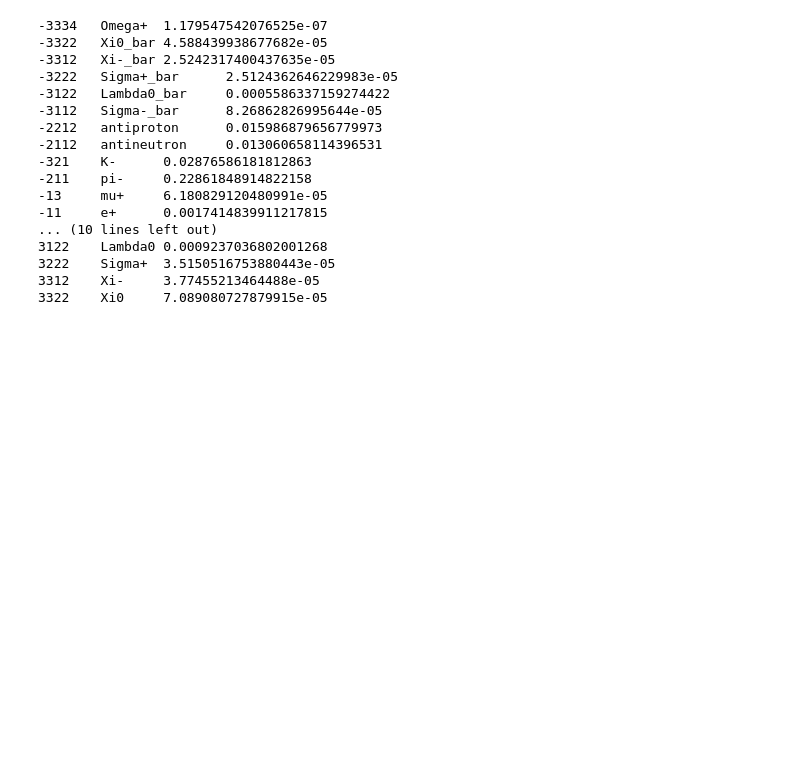
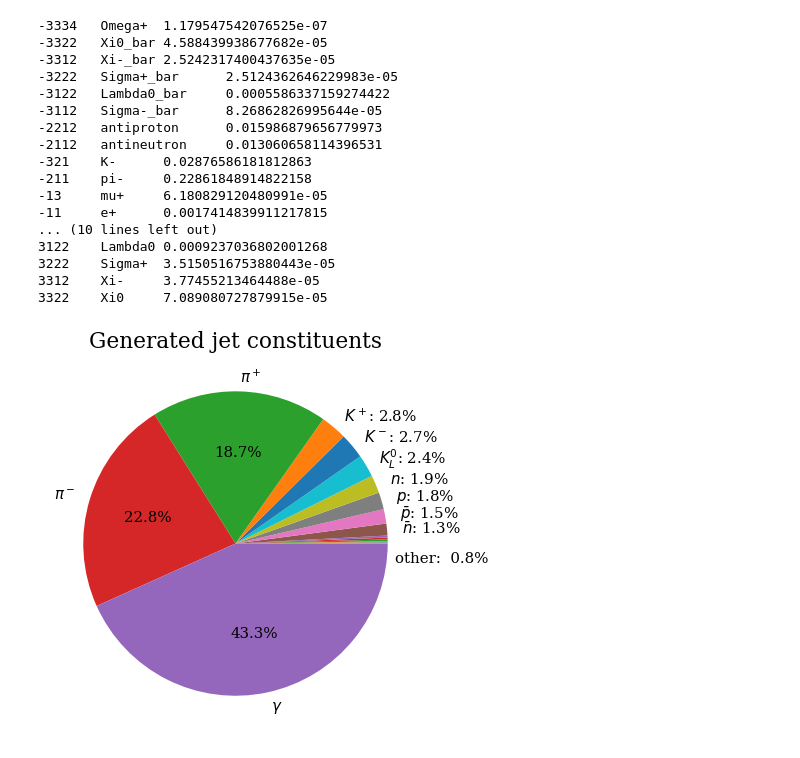
Before and after one commit to sebouh137/eic-jets, a Jupyter notebook: python/CC_DIS_Plots_For_Paper.ipynb, the cells around one changed output. Drawn from its saved outputs; the diff is of its cells as text; code cells hidden in the pictures; blank space fills up the shorter version.

Commit message:
added pi chart for jet constituents

```diff
--- a/python/CC_DIS_Plots_For_Paper.ipynb
+++ b/python/CC_DIS_Plots_For_Paper.ipynb
@@ -1643,3 +1647,51 @@ for x in l:
 3222    Sigma+  3.5150516753880443e-05
 3312    Xi-     3.77455213464488e-05
 3322    Xi0     7.089080727879915e-05
+# %%
+
+df = df_hadrons.query('GenJet_PT>10 and Gen_Q2>100')
+l = list(set(df_hadrons.eval('GenHadron_PID')))
+tot = len(df)
+results = []
+for x in l:
+    results.append({'pid':x,'name':pdg.GetParticle(x).GetName(), 'frac':
+          len(df.query(f'GenHadron_PID=={x}'))/tot})
+#print(results)
+results.sort(key=lambda a: a['frac'])
+
+fig,axs = plt.subplots(1,1,figsize=(7,7))
+
+fracs = [r['frac'] for r in results]
+
+latex_names = {211:'$\\pi^+$',-211:'$\\pi^-$',-2112:'$\\bar n$',2112:'$n$',
+              321:'$K^+$',-321:'$K^-$',-2212:'$\\bar p$',2212:'$p$',
+              22:'$\\gamma$',130:'$K^0_L$'}
+labels = []
+
+tot_others = 0
+
+for r in results:
+    if r['pid'] not in latex_names.keys():
+        labels.append('')
+        tot_others+= r['frac']
+    elif r['frac']>.05:
+        labels.append(latex_names[r['pid']])
+    else :
+        labels.append(f"{latex_names[r['pid']]}: {r['frac']*100:.1f}%")
+#names = [r['name'] for r in results]
+autopct = lambda x: ('%.1f%%'%x if x>5 else '')
+plt.pie(fracs, labels=labels,autopct=autopct)
+
+txt = f'other:  {tot_others*100:.1f}%'
+plt.text(0.92,0.45, txt, transform=axs.transAxes)
+
+#txt = ''
+#for r in results:
+#    if r['pid'] not in latex_names.keys():
+#        txt+=f"{r['name']} {r['frac']*100:.2f}%\n"
+#plt.text(0.8,0.2, txt, transform=axs.transAxes)
+axs.set_title("Generated jet constituents")
+plt.savefig("images/constituents.png")
+plt.show()
+# %% [output]
+[figure, added]
```
Also changed, not shown: parts of 3 cells of this notebook.
